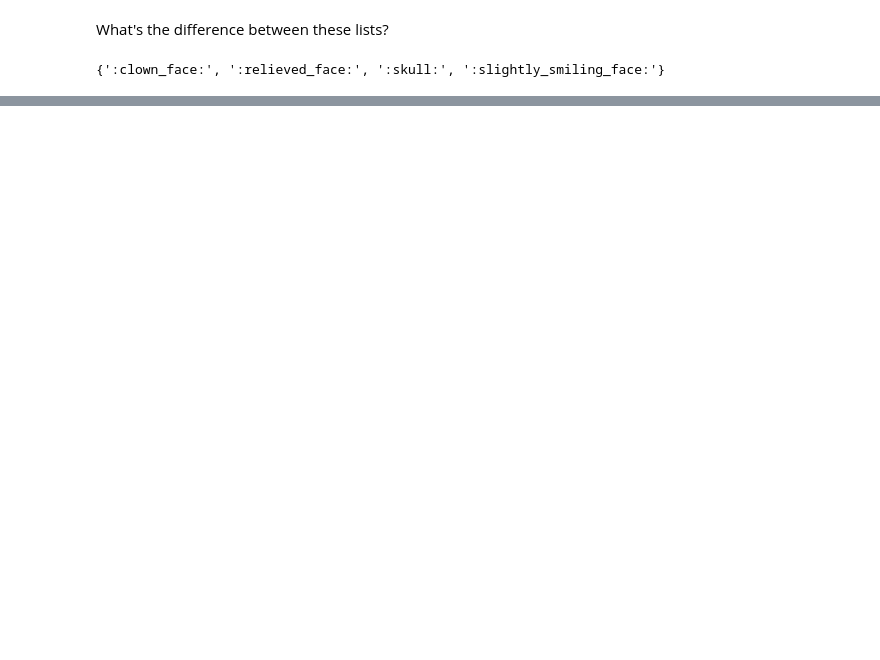
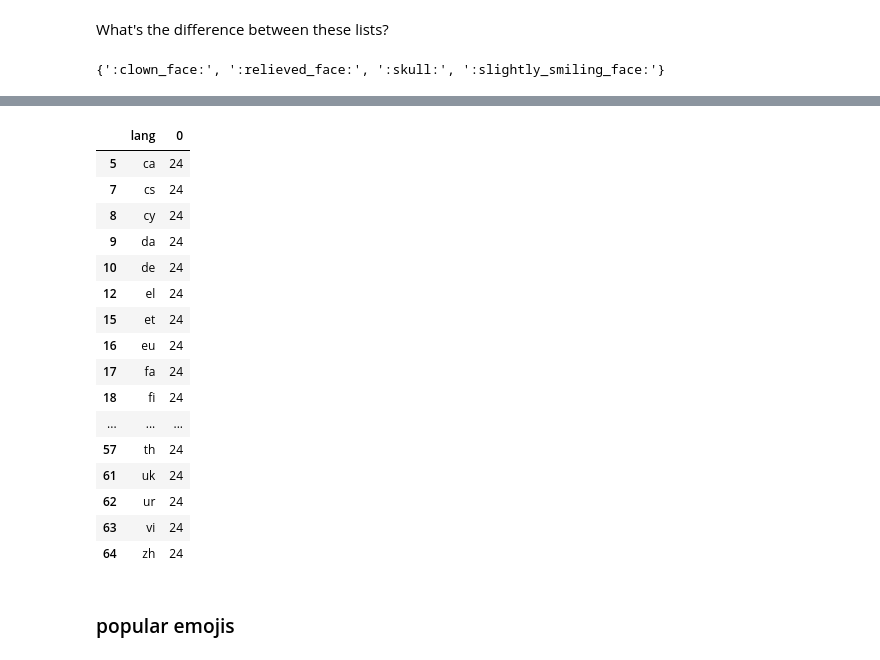
Before and after one commit to pocaguirre/MEE, a Jupyter notebook: multilingual_emoji_task.ipynb, the cells around one changed output, grey strips where cells are left out. Drawn from its saved outputs; the diff is of its cells as text; code cells hidden in the pictures; blank space fills up the shorter version.

Commit message:
update jupyter notebook with new counts and language/emoji tiers

```diff
--- a/multilingual_emoji_task.ipynb
+++ b/multilingual_emoji_task.ipynb
@@ -131,0 +155,2 @@ set(list_top_emoji).symmetric_difference(set(list_top_emoji_reweighted))
+# %%
+low_resource = language_weight_df[(language_weight_df.cdf >= .9) & (language_weight_df.cdf < .999)].lang.tolist()
@@ -131,0 +195,6 @@ set(list_top_emoji).symmetric_difference(set(list_top_emoji_reweighted))
+# %%
+top_popular_emojis = df[df.cdf < .5].emoji.tolist()
+# %%
+top_emojis = orig_df[orig_df.emoji.isin(top_popular_emojis)]
+# %%
+lang_emoji_number = top_emojis.groupby(['lang', 'emoji']).sum().reset_index().groupby('lang').size().reset_index()
@@ -131,0 +215,22 @@ set(list_top_emoji).symmetric_difference(set(list_top_emoji_reweighted))
+# %%
+lang_emoji_number[lang_emoji_number.lang.isin(low_resource)]
+# %% [output]
+|  | lang | 0 |
+| 5 | ca | 24 |
+| 7 | cs | 24 |
+| 8 | cy | 24 |
+| 9 | da | 24 |
+| 10 | de | 24 |
+| 12 | el | 24 |
+| 15 | et | 24 |
+| 16 | eu | 24 |
+| 17 | fa | 24 |
+| 18 | fi | 24 |
+| ... | ... | ... |
+| 57 | th | 24 |
+| 61 | uk | 24 |
+| 62 | ur | 24 |
+| 63 | vi | 24 |
+| 64 | zh | 24 |
+# %% [markdown]
+### popular emojis
```
Also changed, not shown: parts of 26 cells of this notebook, 1 other file.
